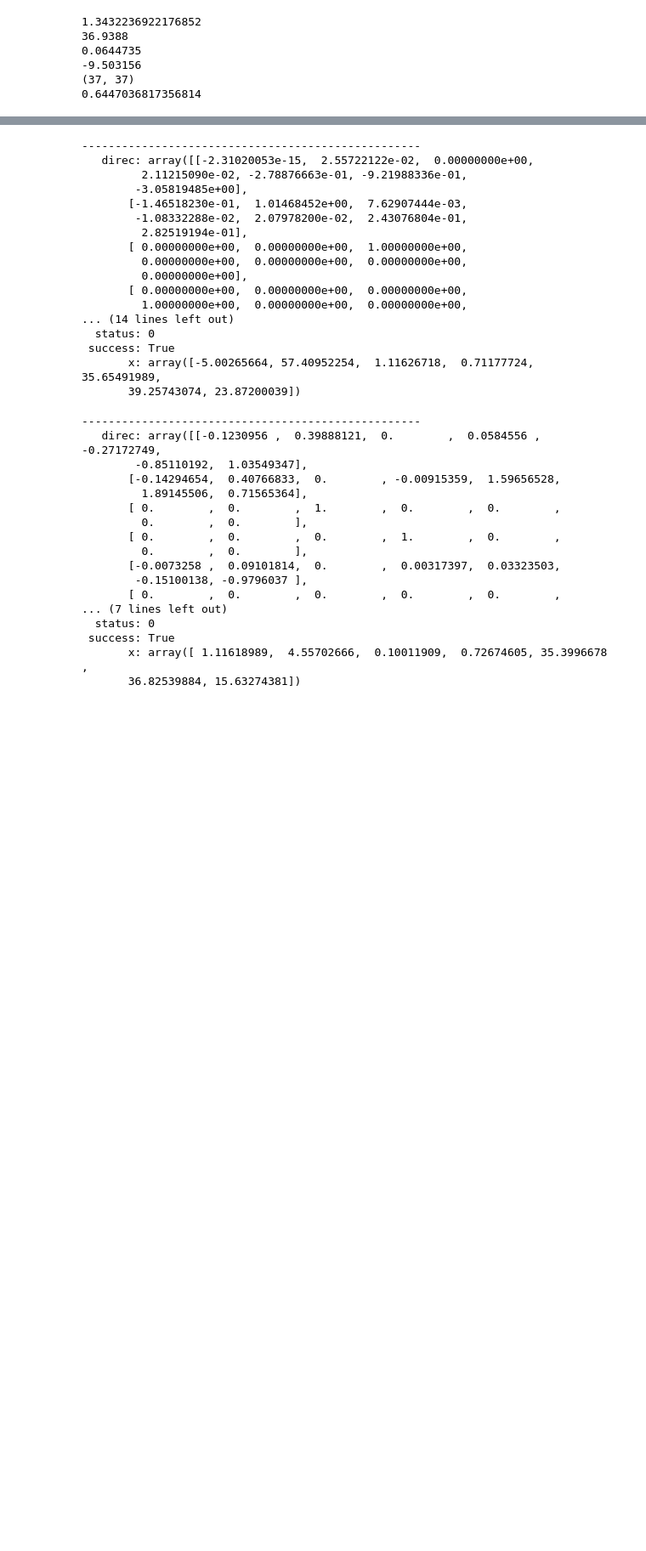
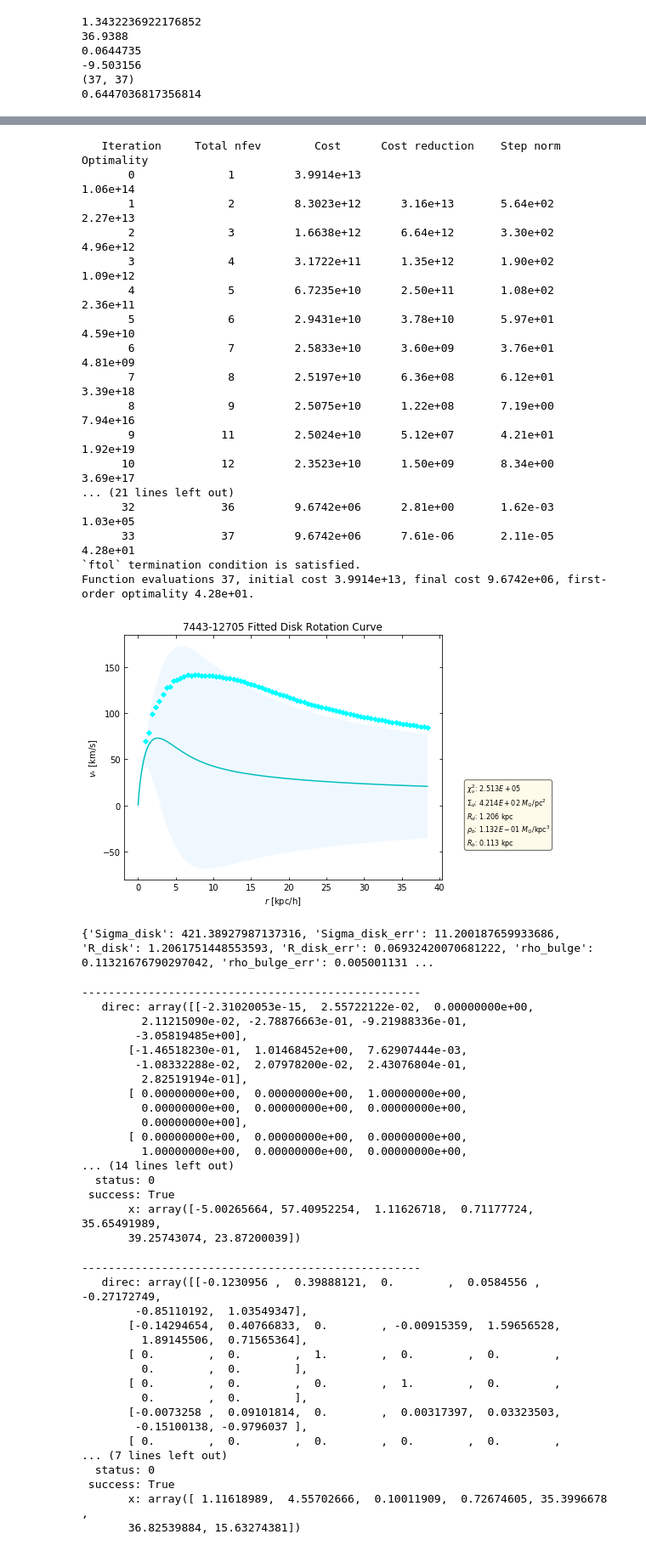
Before and after one commit to athenacat/RotationCurve, a Jupyter notebook: 2D_RC/combination_fit_test.ipynb, the cells around one changed output, grey strips where cells are left out. Shown at 85% size. Cells and saved outputs as stored; diff of their text form; code cells hidden in the pictures; blank space fills up the shorter version.

```diff
--- a/2D_RC/combination_fit_test.ipynb
+++ b/2D_RC/combination_fit_test.ipynb
@@ -108,3 +126,31 @@ finding mass curve
+# %%
+param_outputs = fit_mass_curve(mass_data_table,
+                               gal_ID,
+                               fit_function,
+                               #IMAGE_DIR=r"C:\Users\Lara\Documents\rotationcurves",
+                               #IMAGE_FORMAT='png'
+                              )
+print(param_outputs)
+# %% [output]
+   Iteration     Total nfev        Cost      Cost reduction    Step norm     Optimality
+       0              1         3.9914e+13                                    1.06e+14
+       1              2         8.3023e+12      3.16e+13       5.64e+02       2.27e+13
+       2              3         1.6638e+12      6.64e+12       3.30e+02       4.96e+12
+       3              4         3.1722e+11      1.35e+12       1.90e+02       1.09e+12
+       4              5         6.7235e+10      2.50e+11       1.08e+02       2.36e+11
+       5              6         2.9431e+10      3.78e+10       5.97e+01       4.59e+10
+       6              7         2.5833e+10      3.60e+09       3.76e+01       4.81e+09
+       7              8         2.5197e+10      6.36e+08       6.12e+01       3.39e+18
+       8              9         2.5075e+10      1.22e+08       7.19e+00       7.94e+16
+       9             11         2.5024e+10      5.12e+07       4.21e+01       1.92e+19
+      10             12         2.3523e+10      1.50e+09       8.34e+00       3.69e+17
+... (21 lines left out)
+      32             36         9.6742e+06      2.81e+00       1.62e-03       1.03e+05
+      33             37         9.6742e+06      7.61e-06       2.11e-05       4.28e+01
+`ftol` termination condition is satisfied.
+Function evaluations 37, initial cost 3.9914e+13, final cost 9.6742e+06, first-order optimality 4.28e+01.
+[figure, added]
+{'Sigma_disk': 421.38927987137316, 'Sigma_disk_err': 11.200187659933686, 'R_disk': 1.2061751448553593, 'R_disk_err': 0.06932420070681222, 'rho_bulge': 0.11321676790297042, 'rho_bulge_err': 0.005001131 ...
 # %%
 SigD = param_outputs["Sigma_disk"]
 Rd = param_outputs["R_disk"]
```
Also changed, not shown: parts of 7 cells of this notebook, 4 other files.
